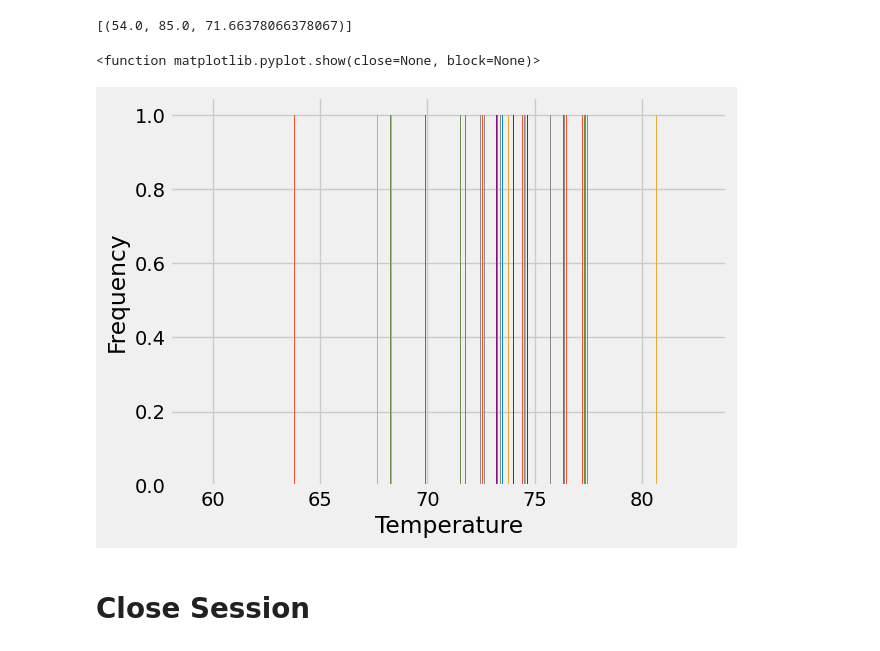
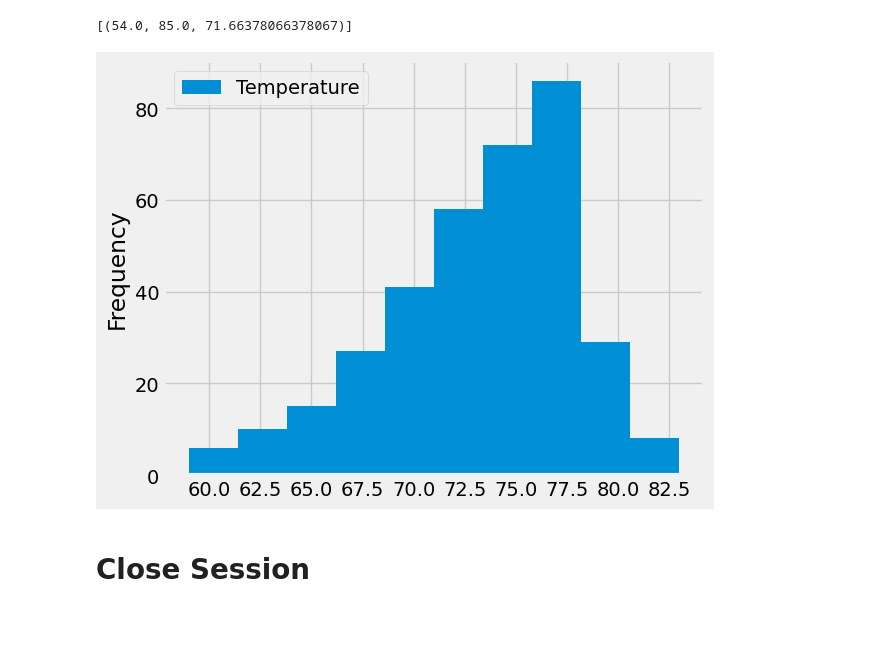
Before and after one commit to incognito20/sqlalchemy-challenge, a Jupyter notebook: SurfsUp/climate_starter.ipynb, the cells around one changed output. Drawn from its saved outputs; the diff is of its cells as text; code cells hidden in the pictures; blank space fills up the shorter version.

```diff
--- a/SurfsUp/climate_starter.ipynb
+++ b/SurfsUp/climate_starter.ipynb
@@ -242,17 +240,20 @@ session.query(func.min(measurement.tobs), func.max(measurement.tobs), func.avg(m
 # %%
 # Using the most active station id
 # Query the last 12 months of temperature observation data for this station and plot the results as a histogram
 
 temp_hist = session.query(measurement.tobs).filter(measurement.station == 'USC00519281').\
-    filter(measurement.date >= query_date).\
-    order_by(measurement.date).all()
-plt.hist(temp_hist, bins=12, histtype='bar', align='mid')
-plt.xlabel('Temperature')
-plt.ylabel('Frequency')
-plt.show
+    filter(measurement.date >= query_date).all()
+temp_hist
+
+df = pd.DataFrame(temp_hist, columns=['Temperature'])
+#df.set_index('Date', inplace=True)
+df.plot.hist()
+plt.tight_layout()
+plt.ylabel("Frequency")
+plt.locator_params(axis='x', nbins=12)
+plt.show()
 # %% [output]
-<function matplotlib.pyplot.show(close=None, block=None)>
-[figure, old version]
+[figure, new version]
 # %% [markdown]
 # Close Session
 # %%
```
Also changed, not shown: parts of 2 cells of this notebook, 2 other files.
